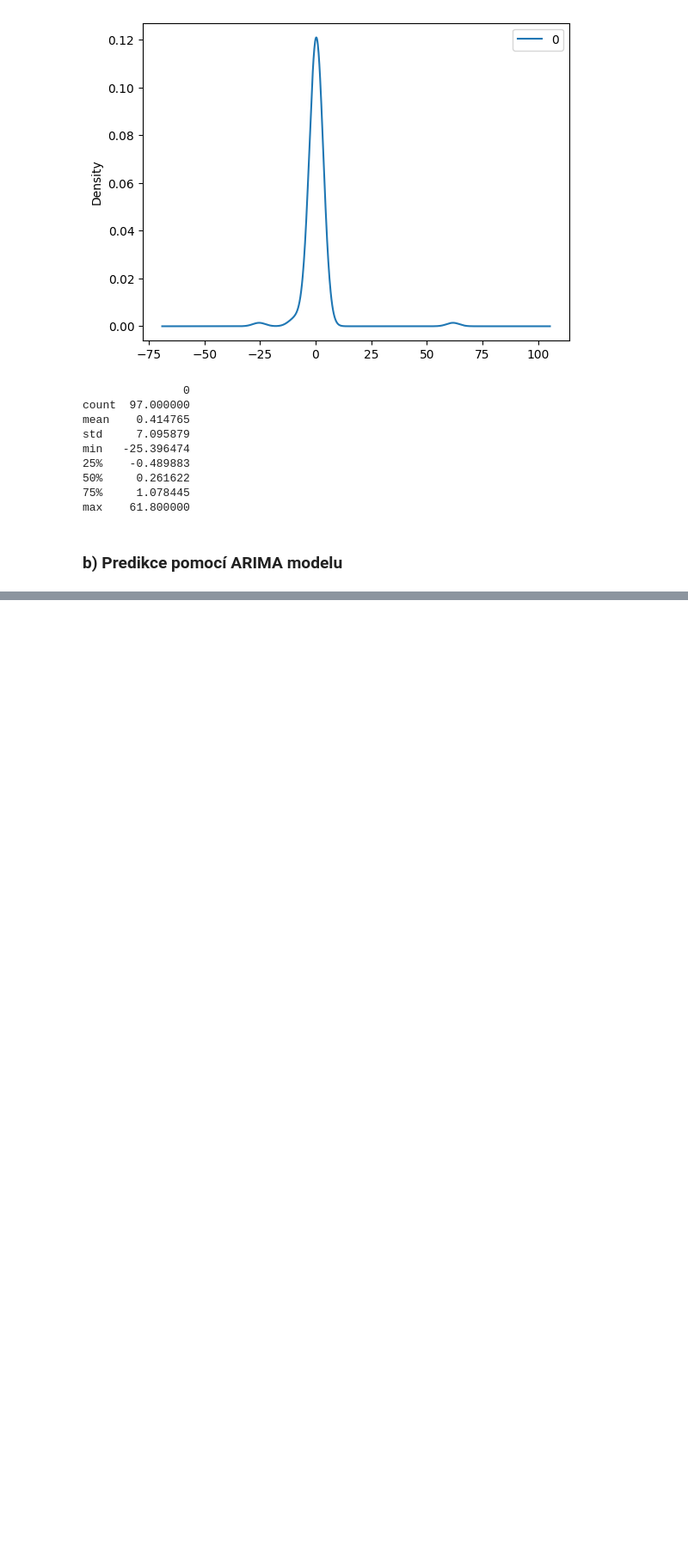
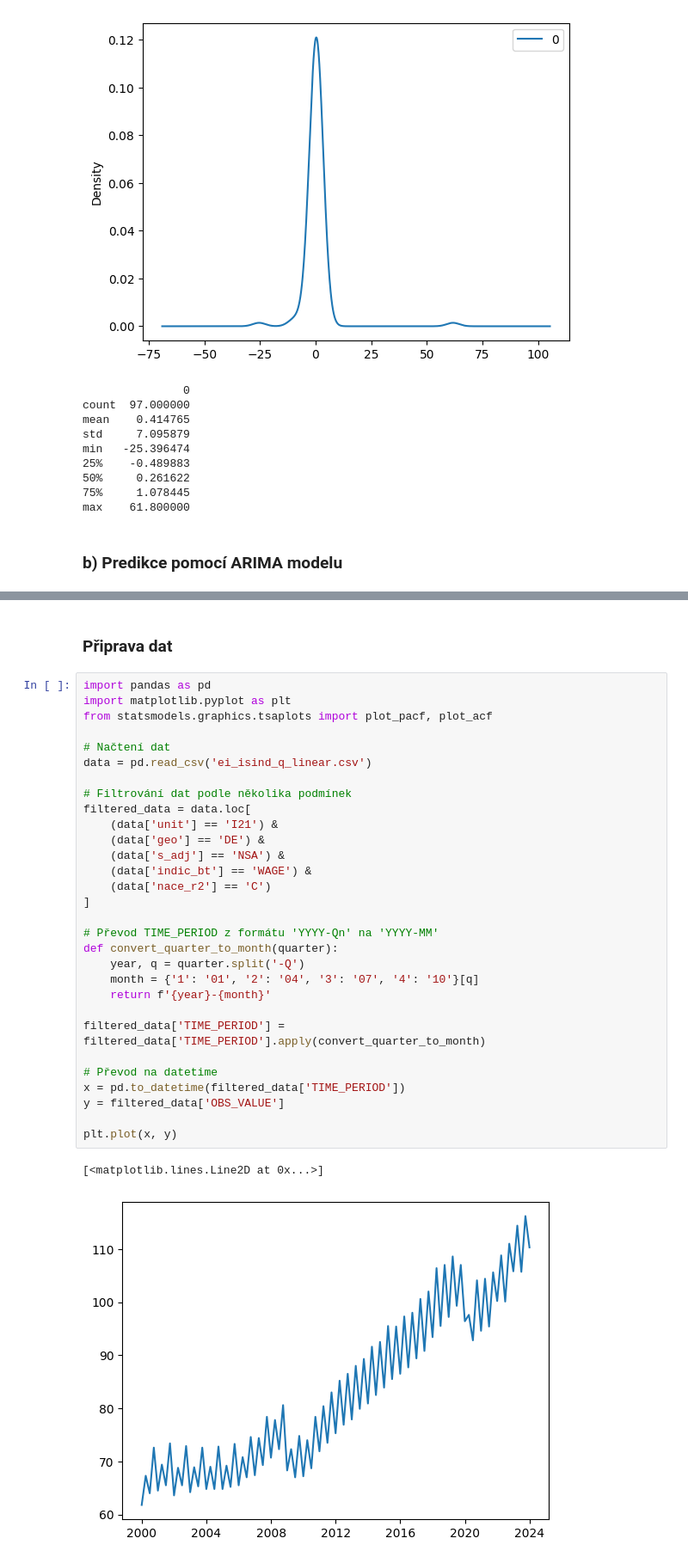
Before and after one commit to ulricht01/CAS, a Jupyter notebook: semestralni_prace_remake.ipynb, the cells around one changed output, grey strips where cells are left out. Shown: that part at 86% size. Drawn from its saved outputs; the diff is of its cells as text; blank space fills up the shorter version.

```diff
--- a/semestralni_prace_remake.ipynb
+++ b/semestralni_prace_remake.ipynb
@@ -417,0 +445,35 @@ Test RMSE: 2.874
+# %% [markdown]
+### Připrava dat
+# %%
+import pandas as pd
+import matplotlib.pyplot as plt
+from statsmodels.graphics.tsaplots import plot_pacf, plot_acf
+
+# Načtení dat
+data = pd.read_csv('ei_isind_q_linear.csv')
+
+# Filtrování dat podle několika podmínek
+filtered_data = data.loc[
+    (data['unit'] == 'I21') &
+    (data['geo'] == 'DE') &
+    (data['s_adj'] == 'NSA') &
+    (data['indic_bt'] == 'WAGE') &
+    (data['nace_r2'] == 'C')
+]
+
+# Převod TIME_PERIOD z formátu 'YYYY-Qn' na 'YYYY-MM'
+def convert_quarter_to_month(quarter):
+    year, q = quarter.split('-Q')
+    month = {'1': '01', '2': '04', '3': '07', '4': '10'}[q]
+    return f'{year}-{month}'
+
+filtered_data['TIME_PERIOD'] = filtered_data['TIME_PERIOD'].apply(convert_quarter_to_month)
+
+# Převod na datetime
+x = pd.to_datetime(filtered_data['TIME_PERIOD'])
+y = filtered_data['OBS_VALUE']
+
+plt.plot(x, y)
+# %% [output]
+[<matplotlib.lines.Line2D at 0x...>]
+[figure, added]
```
Also changed, not shown: parts of 9 cells of this notebook.
